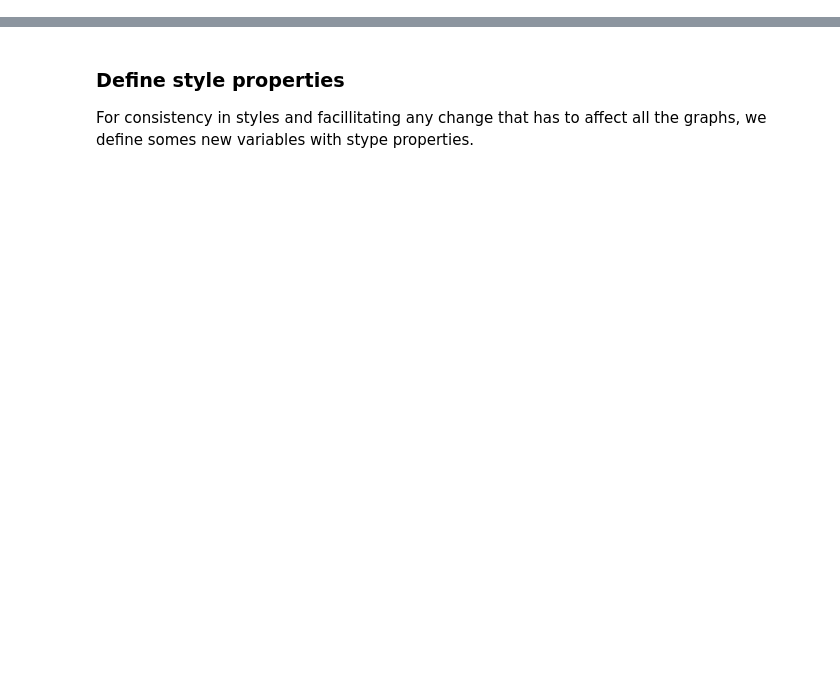
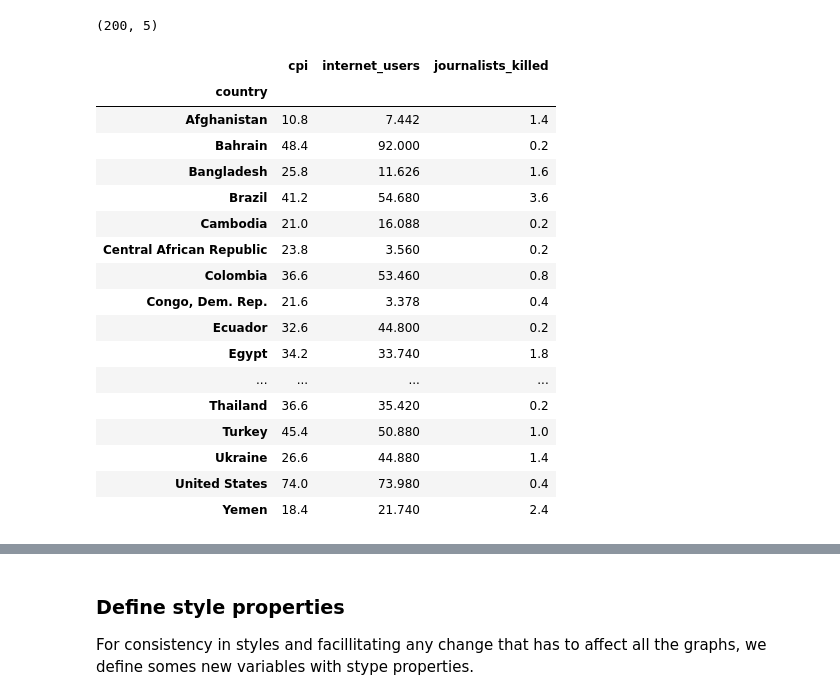
Before and after one commit to luisberns/study-data-analysis, a Jupyter notebook: dand-udacity/project2/corruption_analysis.ipynb, the cells around one changed output, grey strips where cells are left out. Saved outputs shown, nothing was run; the diff lists cells and outputs as text; code cells hidden in the pictures; blank space fills up the shorter version.

```diff
--- a/dand-udacity/project2/corruption_analysis.ipynb
+++ b/dand-udacity/project2/corruption_analysis.ipynb
@@ -64,0 +191,18 @@ df = pd.read_csv('data/cleaned_df_cpi-killings-internet.csv')
+# %%
+# Before merging our data, we need to exclude the rows for that countries that none journalist was killed
+group_killed = temp[1].groupby('country').sum()
+none_killed = group_killed[group_killed['journalists_killed'] == 0].index
+
+temp[1] = temp[1].set_index('country').drop(list(none_killed), axis=0)
+# %%
+# Now we simply merge the datasets in the indexes country and year
+t1 = temp[0].merge(temp[1], on=['country', 'year'], how='inner')
+t2 = t1.merge(temp[2], on=['country', 'year'], how='inner')
+# %%
+# For complete our transformations we use pivot_table to define our new indexes
+ind = list(t2.columns[0:2])
+col = list(t2.columns[2:])
+
+t3 = t2.pivot_table(index=ind, values=col)
+t3.reset_index(inplace=True) # we are reseting the index for making easier to apply queries
+t3.head()
@@ -64,0 +220,2 @@ df = pd.read_csv('data/cleaned_df_cpi-killings-internet.csv')
+# %%
+df = t3.copy()
@@ -64,0 +234,25 @@ df = pd.read_csv('data/cleaned_df_cpi-killings-internet.csv')
+# %%
+df.shape
+# %% [output]
+(200, 5)
+# %%
+df.groupby('country').mean()
+# %% [output]
+|  | cpi | internet_users | journalists_killed |
+| country |  |  |  |
+| Afghanistan | 10.8 | 7.442 | 1.4 |
+| Bahrain | 48.4 | 92.000 | 0.2 |
+| Bangladesh | 25.8 | 11.626 | 1.6 |
+| Brazil | 41.2 | 54.680 | 3.6 |
+| Cambodia | 21.0 | 16.088 | 0.2 |
+| Central African Republic | 23.8 | 3.560 | 0.2 |
+| Colombia | 36.6 | 53.460 | 0.8 |
+| Congo, Dem. Rep. | 21.6 | 3.378 | 0.4 |
+| Ecuador | 32.6 | 44.800 | 0.2 |
+| Egypt | 34.2 | 33.740 | 1.8 |
+| ... | ... | ... | ... |
+| Thailand | 36.6 | 35.420 | 0.2 |
+| Turkey | 45.4 | 50.880 | 1.0 |
+| Ukraine | 26.6 | 44.880 | 1.4 |
+| United States | 74.0 | 73.980 | 0.4 |
+| Yemen | 18.4 | 21.740 | 2.4 |
```
Also changed, not shown: parts of 37 cells of this notebook, 3 other files.
